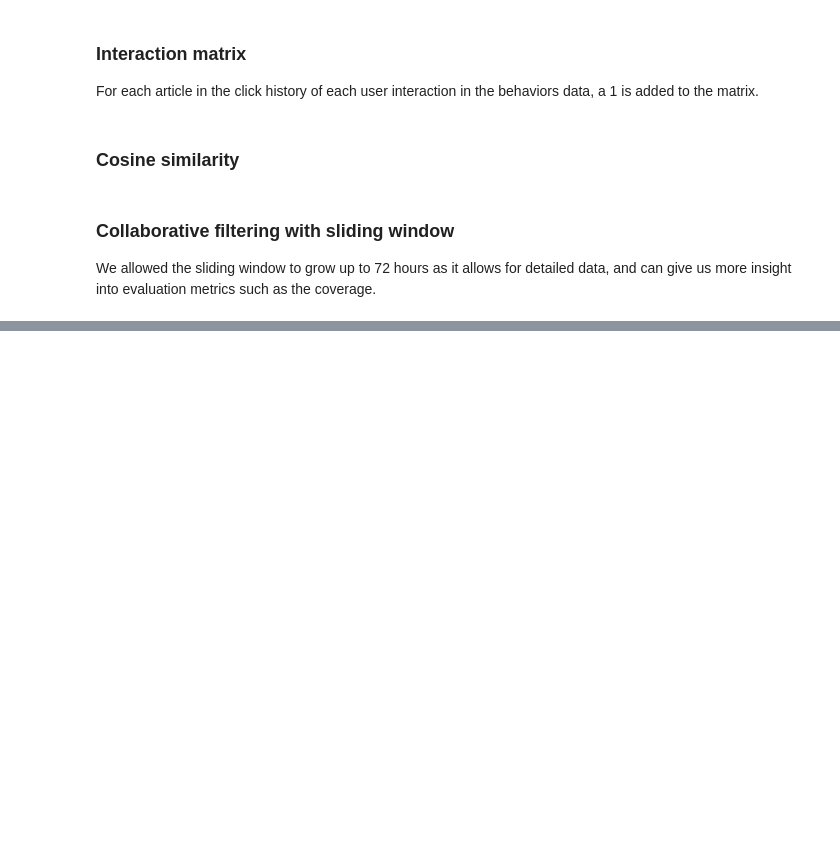
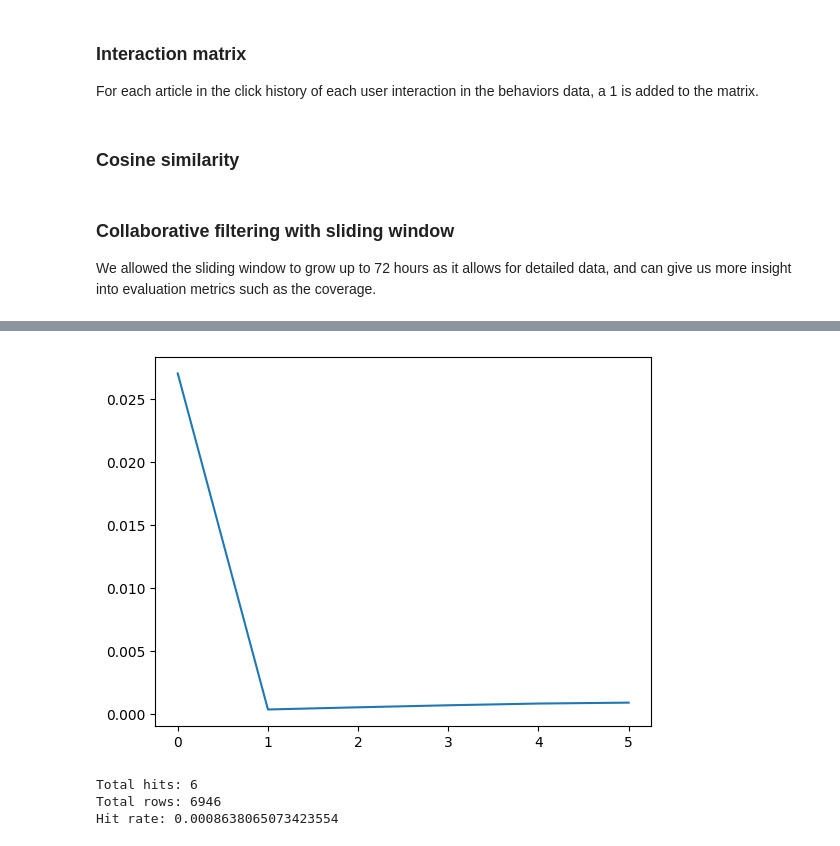
Before and after one commit to AnhNPham01/TDT4215-Recommender-Systems, a Jupyter notebook: 03_Models/collaborative_filtering.ipynb, the cells around one changed output, grey strips where cells are left out. Saved outputs shown, nothing was run; the diff lists cells and outputs as text; code cells hidden in the pictures; blank space fills up the shorter version.

Commit message:
figure for bow

```diff
--- a/03_Models/collaborative_filtering.ipynb
+++ b/03_Models/collaborative_filtering.ipynb
@@ -103,18 +117,15 @@ We allowed the sliding window to grow up to 72 hours as it allows for detailed d
 INITIAL_WINDOW_SIZE = 6
 MAX_WINDOW_SIZE = 72
 SLIDE_SIZE = 3
-# behaviors_data = behaviors_data.head(10000)
+behaviors_data = behaviors_data.head(10000)
 hits_per_window = {}
-#key = (start_time, end_time), value = (hits, total_rows)
-#smaller behaviors_data
+
+total_hits = 0
+total_rows = 0
+hit_rate_list = []
 
 start_time = behaviors_data['timestamp'].min()
 end_time = start_time + pd.Timedelta(hours=INITIAL_WINDOW_SIZE)
-print("~~~~")
-print(start_time)
-print(end_time)
-print(end_time + pd.Timedelta(test_window_size))
-print("~~~~")
 
 training_data = behaviors_data[(behaviors_data['timestamp'] >= start_time) & (behaviors_data['timestamp'] < end_time)]
 evaluation_data = behaviors_data[(behaviors_data['timestamp'] >= end_time) & (behaviors_data['timestamp'] < end_time + pd.Timedelta(hours=test_window_size))]
@@ -168,6 +179,7 @@ while end_time + pd.Timedelta(hours=SLIDE_SIZE) <= behaviors_data['timestamp'].m
     print(f'Shape of evaluation data {evaluation_data.shape}')
     for index, row in evaluation_data.iterrows():
         total += 1
+        total_rows += 1
         found_article = False
 
         clicked_article = []
@@ -180,6 +192,8 @@ while end_time + pd.Timedelta(hours=SLIDE_SIZE) <= behaviors_data['timestamp'].m
                 found_article = True
         if found_article:
             hits += 1
+            total_hits += 1
+            hit_rate_list.append(total_hits/total_rows)
             print(f'Hit for user {row['userId']} with articles {clicked_article} and recommendations {recommendations}')
 
 
@@ -227,0 +239,15 @@ for k in hits_per_window.keys():
+# %%
+# use the hit rate list to plot the hit rate over time
+import matplotlib.pyplot as plt
+
+plt.title(f'Hit Rate - Bag Of Words')
+plt.plot(hit_rate_list)
+plt.show()
+print(f"Total hits: {total_hits}")
+print(f"Total rows: {total_rows}")
+print(f"Hit rate: {total_hits/total_rows}")
+# %% [output]
+[figure, added]
+Total hits: 6
+Total rows: 6946
+Hit rate: 0.0008638065073423554
```
Also changed, not shown: parts of 6 cells of this notebook, 4 other files.
